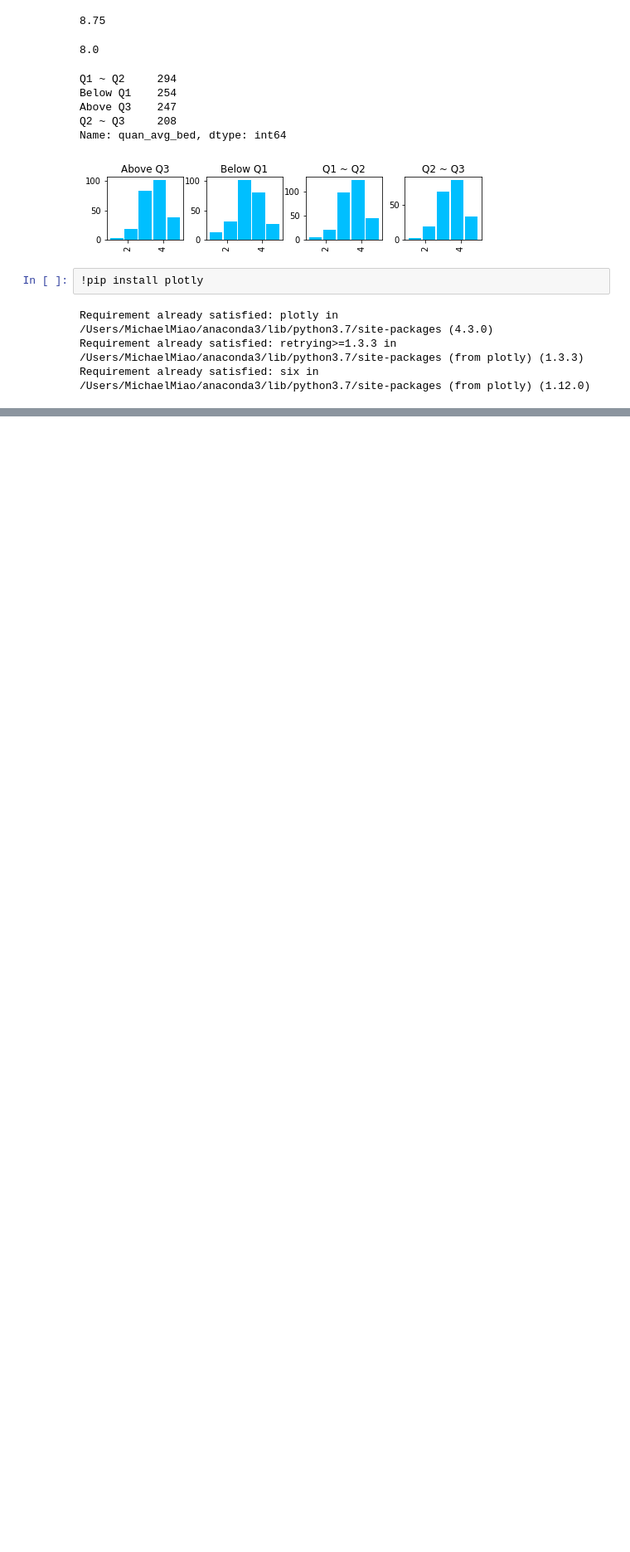
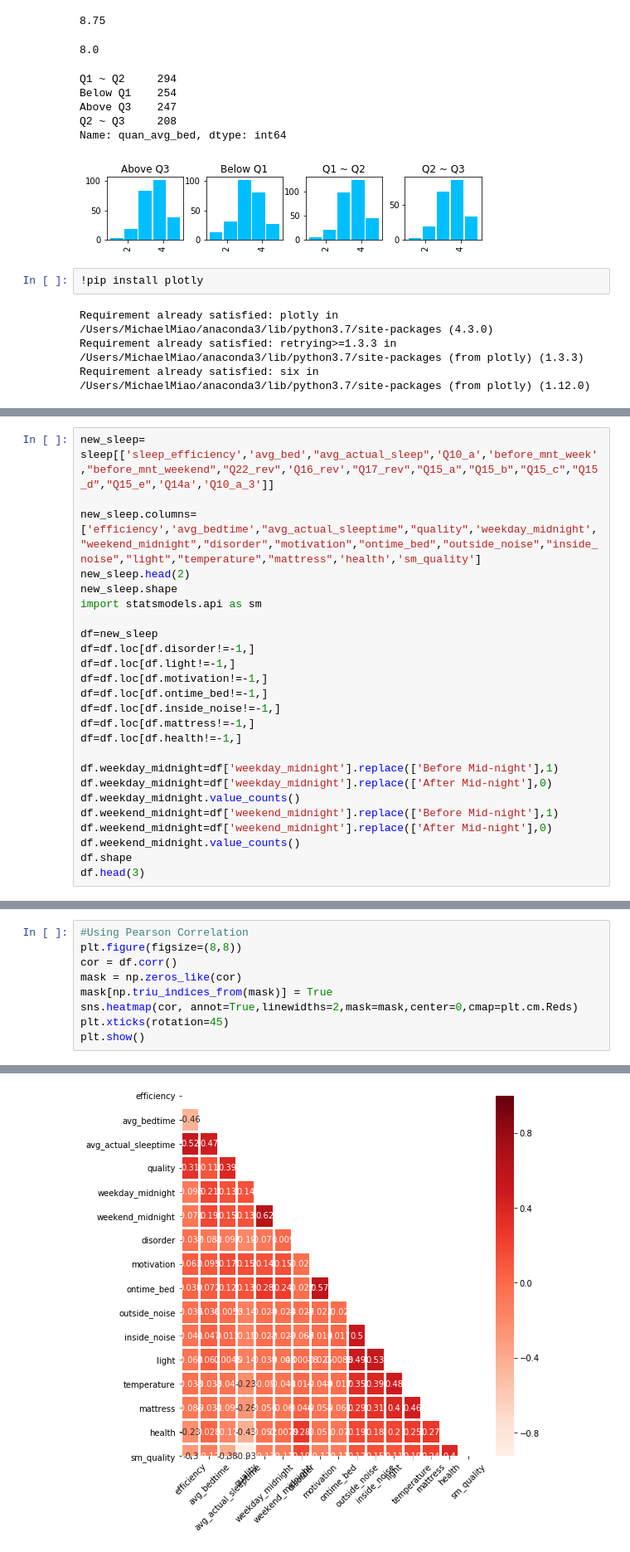
Before and after one commit to zhangxingruo/2019-fa-stats131-group2, a Jupyter notebook: STATS131_Friends_Final_Project-Copy1.ipynb, the cells around one changed output, grey strips where cells are left out. Shown at 83% size. Cells and saved outputs as stored; diff of their text form; blank space fills up the shorter version.

```diff
--- a/STATS131_Friends_Final_Project-Copy1.ipynb
+++ b/STATS131_Friends_Final_Project-Copy1.ipynb
@@ -360,0 +376,25 @@ Requirement already satisfied: six in /Users/MichaelMiao/anaconda3/lib/python3.7
+# %%
+new_sleep= sleep[['sleep_efficiency','avg_bed',"avg_actual_sleep",'Q10_a','before_mnt_week',"before_mnt_weekend","Q22_rev",'Q16_rev',"Q17_rev","Q15_a","Q15_b","Q15_c","Q15_d","Q15_e",'Q14a','Q10_a_3']]
+
+new_sleep.columns=['efficiency','avg_bedtime',"avg_actual_sleeptime","quality",'weekday_midnight',"weekend_midnight","disorder","motivation","ontime_bed","outside_noise","inside_noise","light","temperature","mattress",'health','sm_quality']
+new_sleep.head(2)
+new_sleep.shape
+import statsmodels.api as sm
+
+df=new_sleep
+df=df.loc[df.disorder!=-1,]
+df=df.loc[df.light!=-1,]
+df=df.loc[df.motivation!=-1,]
+df=df.loc[df.ontime_bed!=-1,]
+df=df.loc[df.inside_noise!=-1,]
+df=df.loc[df.mattress!=-1,]
+df=df.loc[df.health!=-1,]
+
+df.weekday_midnight=df['weekday_midnight'].replace(['Before Mid-night'],1)
+df.weekday_midnight=df['weekday_midnight'].replace(['After Mid-night'],0)
+df.weekday_midnight.value_counts()
+df.weekend_midnight=df['weekend_midnight'].replace(['Before Mid-night'],1)
+df.weekend_midnight=df['weekend_midnight'].replace(['After Mid-night'],0)
+df.weekend_midnight.value_counts()
+df.shape
+df.head(3)
@@ -360,0 +493,10 @@ Requirement already satisfied: six in /Users/MichaelMiao/anaconda3/lib/python3.7
+# %%
+#Using Pearson Correlation
+plt.figure(figsize=(8,8))
+cor = df.corr()
+mask = np.zeros_like(cor)
+mask[np.triu_indices_from(mask)] = True
+sns.heatmap(cor, annot=True,linewidths=2,mask=mask,center=0,cmap=plt.cm.Reds)
+plt.xticks(rotation=45)
+plt.show()
+# %% [output]
@@ -360,0 +507 @@ Requirement already satisfied: six in /Users/MichaelMiao/anaconda3/lib/python3.7
+[figure, added]
```
Also changed, not shown: parts of 60 cells of this notebook, 2 other files.
